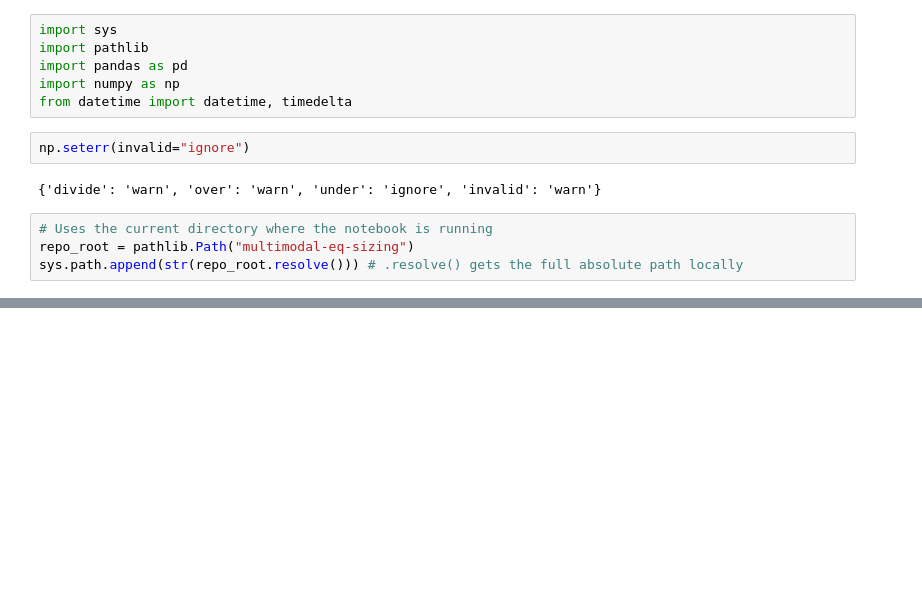
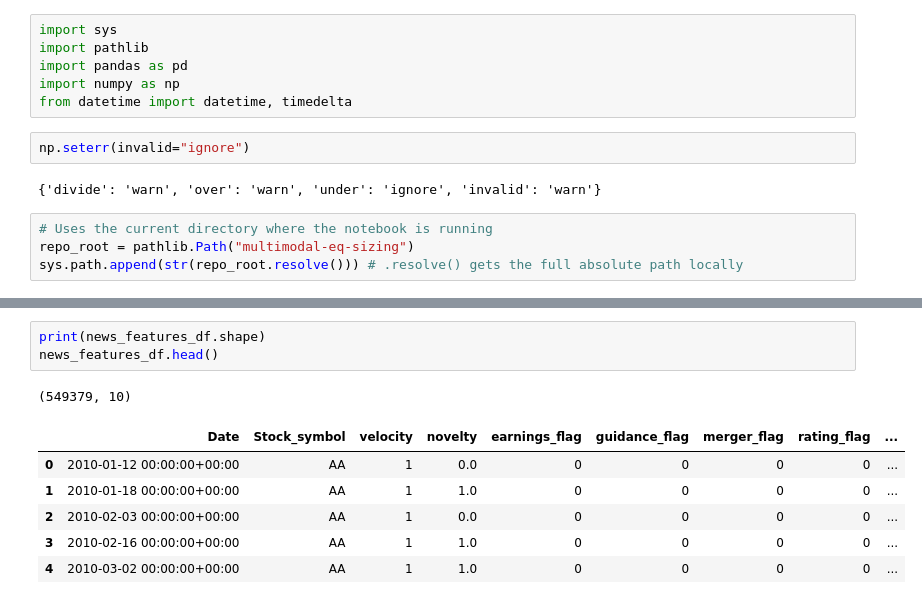
Before and after one commit to brianrp09232000/multimodal-eq-sizing, a Jupyter notebook: kaggle/01_prepare_data.ipynb, the cells around one changed output, grey strips where cells are left out. Saved outputs shown, nothing was run; the diff lists cells and outputs as text; blank space fills up the shorter version.

```diff
--- a/kaggle/01_prepare_data.ipynb
+++ b/kaggle/01_prepare_data.ipynb
@@ -322,0 +543,11 @@ get_return_data("/kaggle/working/final_dataset.csv")
+# %%
+print(news_features_df.shape)
+news_features_df.head()
+# %% [output]
+(549379, 10)
+|  | Date | Stock_symbol | velocity | novelty | earnings_flag | guidance_flag | merger_flag | rating_flag | ... |
+| 0 | 2010-01-12 00:00:00+00:00 | AA | 1 | 0.0 | 0 | 0 | 0 | 0 | ... |
+| 1 | 2010-01-18 00:00:00+00:00 | AA | 1 | 1.0 | 0 | 0 | 0 | 0 | ... |
+| 2 | 2010-02-03 00:00:00+00:00 | AA | 1 | 0.0 | 0 | 0 | 0 | 0 | ... |
+| 3 | 2010-02-16 00:00:00+00:00 | AA | 1 | 1.0 | 0 | 0 | 0 | 0 | ... |
+| 4 | 2010-03-02 00:00:00+00:00 | AA | 1 | 1.0 | 0 | 0 | 0 | 0 | ... |
```
Also changed, not shown: parts of 76 cells of this notebook.
